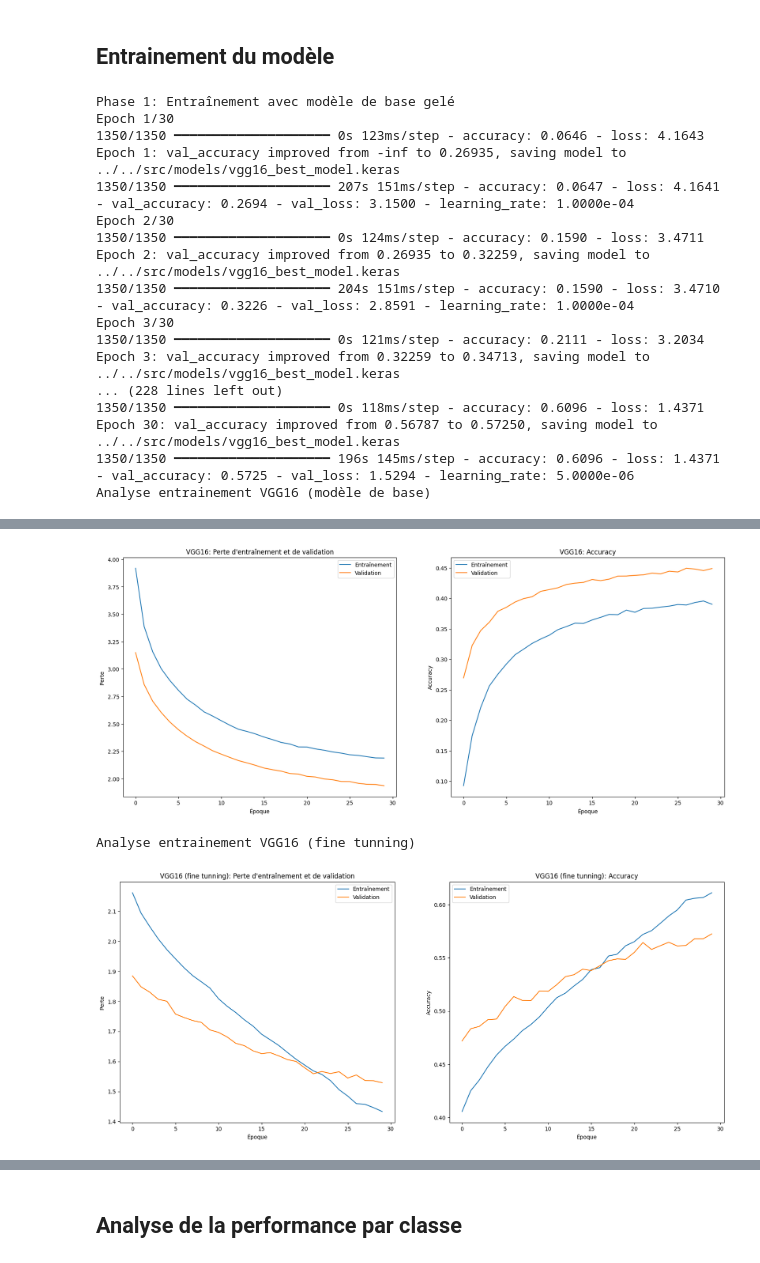
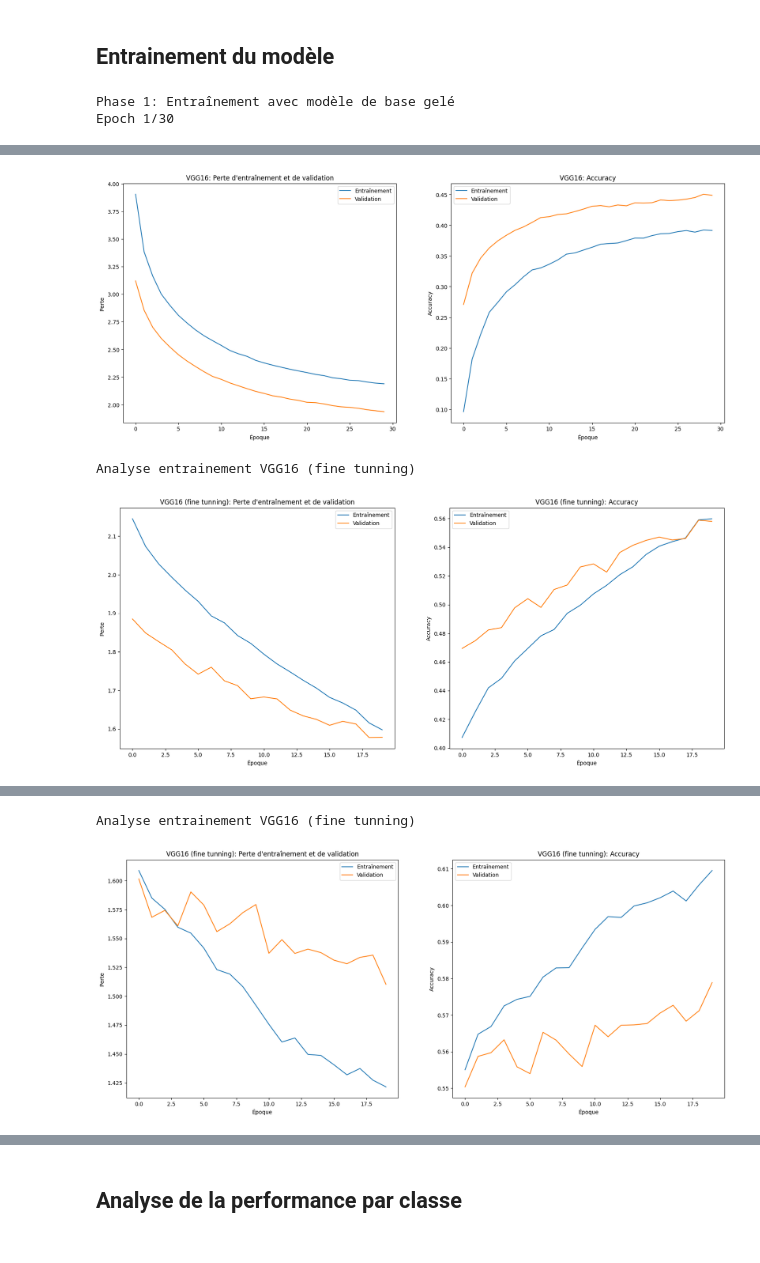
Before and after one commit to elkarimero/rakuten-challenge, a Jupyter notebook: notebooks/Models/karim-modelisation_VGG.ipynb, the cells around one changed output, grey strips where cells are left out. Cells and saved outputs as stored; diff of their text form; code cells hidden in the pictures.

Commit message:
maj model

```diff
--- a/notebooks/Models/karim-modelisation_VGG.ipynb
+++ b/notebooks/Models/karim-modelisation_VGG.ipynb
@@ -208,7 +243,33 @@ model.compile(
 history_phase2 = model.fit(
     train_ds,
     validation_data=val_ds,
-    epochs=30,
+    epochs=20,
+    callbacks=[lr_reducer, early_stopping, checkpoint]
+)
+
+# Dégeler le 5ème bloc de convolution
+for layer in base_model.layers:
+    if "block4_" in layer.name:
+        layer.trainable = True
+    else:
+        layer.trainable = False
+
+# Vérification des couches dégelées
+trainable_layers = [layer.name for layer in base_model.layers if layer.trainable]
+print(f"Couches dégelées pour le fine-tuning: {trainable_layers}")
+
+# Recompiler avec un taux d'apprentissage plus faible
+model.compile(
+    loss='sparse_categorical_crossentropy',
+    optimizer=tf.keras.optimizers.Adam(learning_rate=1e-5),
+    metrics=['accuracy']
+)
+
+# Entraîner avec fine-tuning
+history_phase3 = model.fit(
+    train_ds,
+    validation_data=val_ds,
+    epochs=20,
     callbacks=[lr_reducer, early_stopping, checkpoint]
 )
 
@@ -220,6 +281,10 @@ display_results(model_history, "VGG16")
 print("Analyse entrainement VGG16 (fine tunning)")
 display_results(history_phase2, "VGG16 (fine tunning)")
 
+# Analyse de l'entainement
+print("Analyse entrainement VGG16 (fine tunning)")
+display_results(history_phase3, "VGG16 (fine tunning)")
+
 # Évaluation finale
 val_loss, val_accuracy = model.evaluate(val_ds)
 print(f"Précision de validation finale: {val_accuracy:.4f}")
@@ -229,18 +294,3 @@ model.save('../../src/models/vgg16_final_model.keras')
 # %% [output]
 Phase 1: Entraînement avec modèle de base gelé
 Epoch 1/30
-1350/1350 ━━━━━━━━━━━━━━━━━━━━ 0s 123ms/step - accuracy: 0.0646 - loss: 4.1643
-Epoch 1: val_accuracy improved from -inf to 0.26935, saving model to ../../src/models/vgg16_best_model.keras
-1350/1350 ━━━━━━━━━━━━━━━━━━━━ 207s 151ms/step - accuracy: 0.0647 - loss: 4.1641 - val_accuracy: 0.2694 - val_loss: 3.1500 - learning_rate: 1.0000e-04
-Epoch 2/30
-1350/1350 ━━━━━━━━━━━━━━━━━━━━ 0s 124ms/step - accuracy: 0.1590 - loss: 3.4711
-Epoch 2: val_accuracy improved from 0.26935 to 0.32259, saving model to ../../src/models/vgg16_best_model.keras
-1350/1350 ━━━━━━━━━━━━━━━━━━━━ 204s 151ms/step - accuracy: 0.1590 - loss: 3.4710 - val_accuracy: 0.3226 - val_loss: 2.8591 - learning_rate: 1.0000e-04
-Epoch 3/30
-1350/1350 ━━━━━━━━━━━━━━━━━━━━ 0s 121ms/step - accuracy: 0.2111 - loss: 3.2034
-Epoch 3: val_accuracy improved from 0.32259 to 0.34713, saving model to ../../src/models/vgg16_best_model.keras
-... (228 lines left out)
-1350/1350 ━━━━━━━━━━━━━━━━━━━━ 0s 118ms/step - accuracy: 0.6096 - loss: 1.4371
-Epoch 30: val_accuracy improved from 0.56787 to 0.57250, saving model to ../../src/models/vgg16_best_model.keras
-1350/1350 ━━━━━━━━━━━━━━━━━━━━ 196s 145ms/step - accuracy: 0.6096 - loss: 1.4371 - val_accuracy: 0.5725 - val_loss: 1.5294 - learning_rate: 5.0000e-06
-Analyse entrainement VGG16 (modèle de base)
@@ -247,3 +317,3 @@ Analyse entrainement VGG16 (modèle de base)
 [figure]
-Analyse entrainement VGG16 (fine tunning)
+Analyse entrainement VGG16 (fine tunning)
-[figure, old version]
+[figure, new version]
@@ -251,0 +320,2 @@ Précision de validation finale: 0.5725
+Analyse entrainement VGG16 (fine tunning)
+[figure, added]
```
Also changed, not shown: parts of 3 cells of this notebook, 1 other file.
